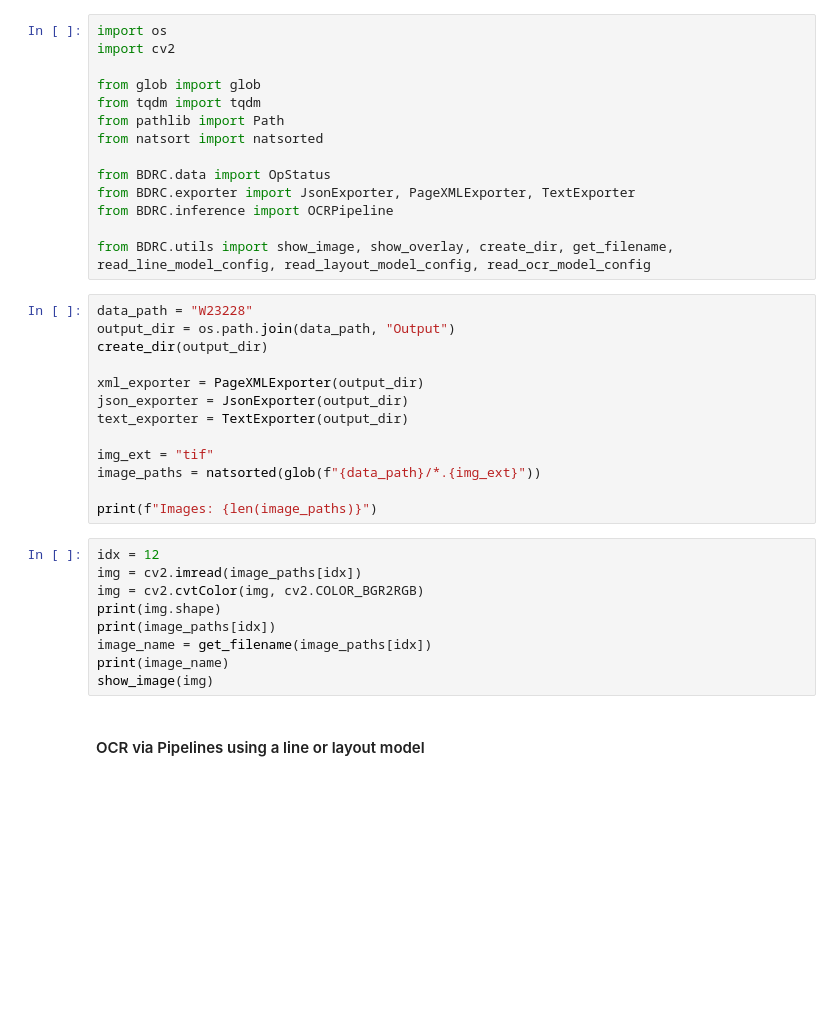
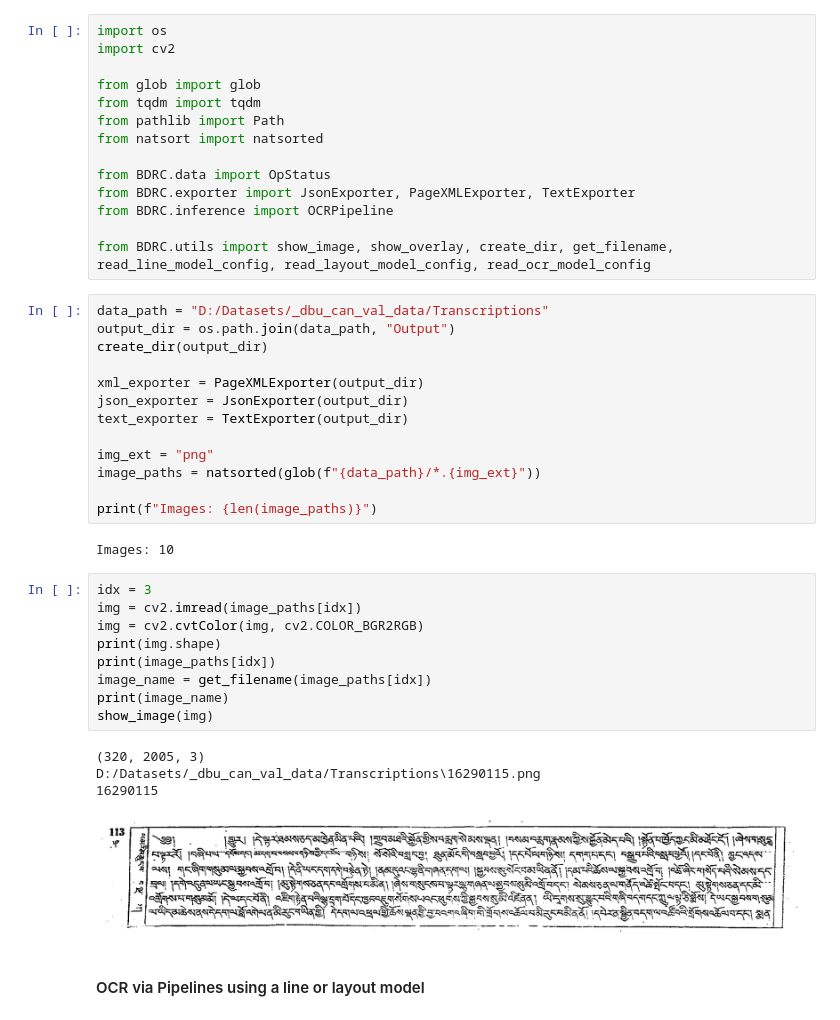
Before and after one commit to buda-base/ocr-inference, a Jupyter notebook: Demo-OCR.ipynb, the cells around one changed output. Drawn from its saved outputs; the diff is of its cells as text; blank space fills up the shorter version.

```diff
--- a/Demo-OCR.ipynb
+++ b/Demo-OCR.ipynb
@@ -15,7 +15,7 @@ from BDRC.inference import OCRPipeline
 
 from BDRC.utils import show_image, show_overlay, create_dir, get_filename, read_line_model_config, read_layout_model_config, read_ocr_model_config
 # %%
-data_path = "W23228"
+data_path = "D:/Datasets/_dbu_can_val_data/Transcriptions"
 output_dir = os.path.join(data_path, "Output")
 create_dir(output_dir)
 
@@ -23,19 +23,26 @@ xml_exporter = PageXMLExporter(output_dir)
 json_exporter = JsonExporter(output_dir)
 text_exporter = TextExporter(output_dir)
 
-img_ext = "tif"
+img_ext = "png"
 image_paths = natsorted(glob(f"{data_path}/*.{img_ext}"))
 
 print(f"Images: {len(image_paths)}")
+# %% [output]
+Images: 10
 # %%
-idx = 12
+idx = 3
 img = cv2.imread(image_paths[idx])
 img = cv2.cvtColor(img, cv2.COLOR_BGR2RGB)
 print(img.shape)
 print(image_paths[idx])
 image_name = get_filename(image_paths[idx])
 print(image_name)
 show_image(img)
+# %% [output]
+(320, 2005, 3)
+D:/Datasets/_dbu_can_val_data/Transcriptions\16290115.png
+16290115
+[figure, added]
 # %% [markdown]
 #### OCR via Pipelines using a line or layout model
 # %%
```
Also changed, not shown: parts of 4 cells of this notebook, 2 other files.
